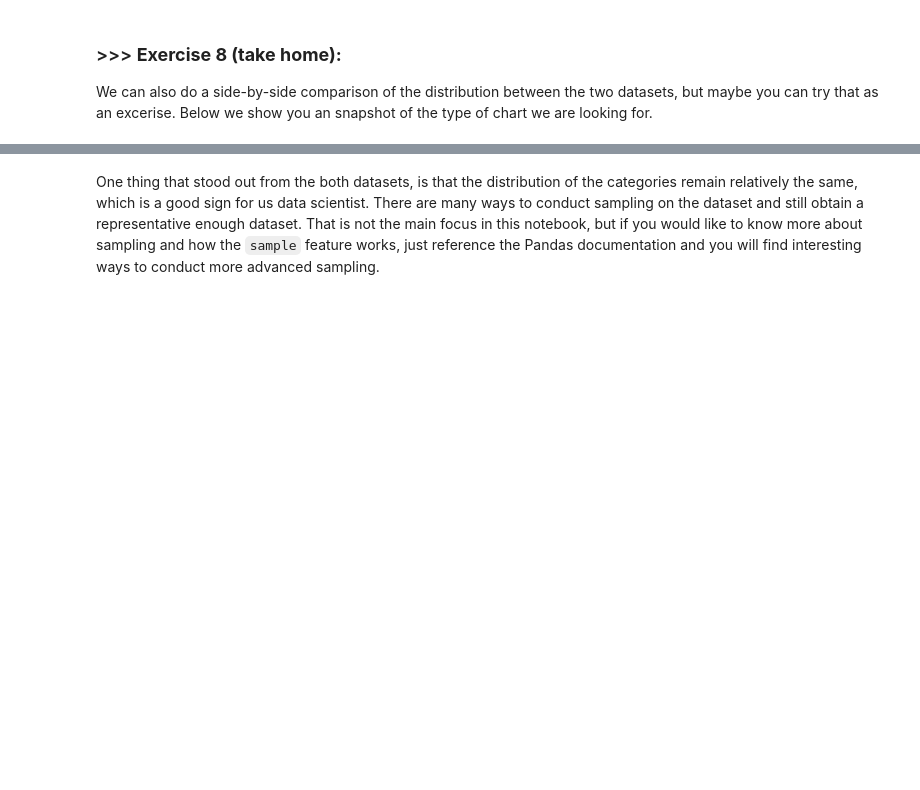
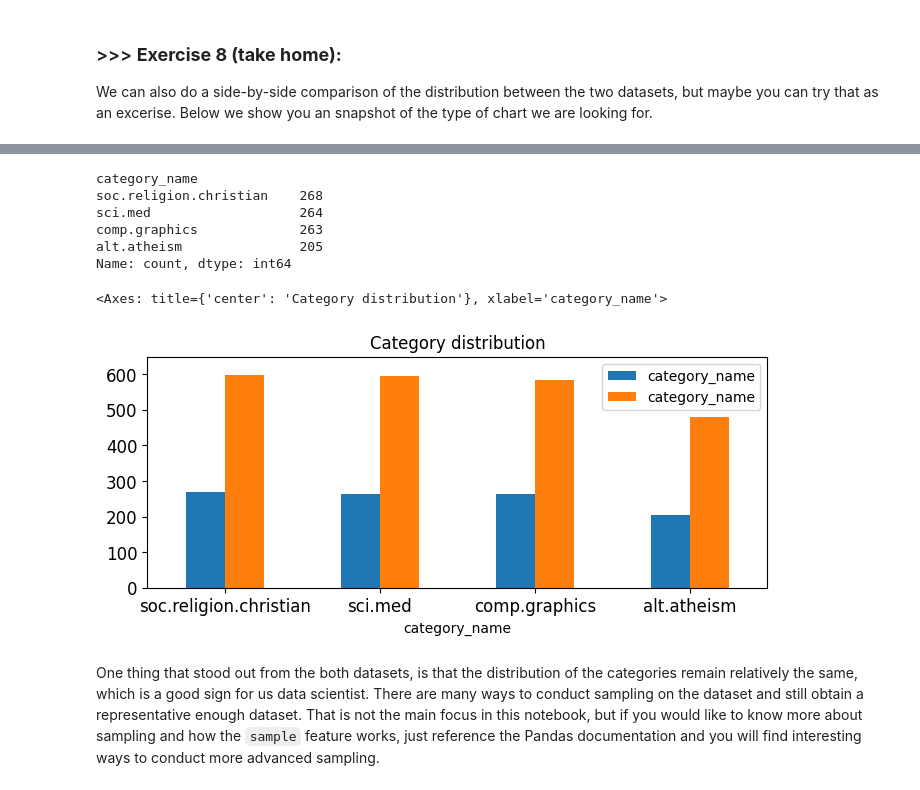
Before and after one commit to friedumple/DM2024-Lab1-Master, a Jupyter notebook: DM2024-Lab1-Master.ipynb, the cells around one changed output, grey strips where cells are left out. Drawn from its saved outputs; the diff is of its cells as text; code cells hidden in the pictures; blank space fills up the shorter version.

```diff
--- a/DM2024-Lab1-Master.ipynb
+++ b/DM2024-Lab1-Master.ipynb
@@ -769,3 +819,24 @@ We can also do a side-by-side comparison of the distribution between the two dat
+# %%
+# Answer here
+upper_bound = max(X.category_name.value_counts()) + 50
+print(X_sample.category_name.value_counts())
+plt.style.use('default')
+x=X_sample.category_name.value_counts().to_frame().merge(X.category_name.value_counts().to_frame(), on='category_name')
+x=x.rename(columns={"count_x": "category_name","count_y": "category_name"})
+# Plot bar chart for X_sample
+x.plot(kind='bar',
+                                          title='Category distribution',
+                                          ylim=[0, upper_bound],
+                                          rot=0, fontsize=12, figsize=(8,3), legend=['category_name','category_name'] )
+# %% [output]
+category_name
+soc.religion.christian    268
+sci.med                   264
+comp.graphics             263
+alt.atheism               205
+Name: count, dtype: int64
+<Axes: title={'center': 'Category distribution'}, xlabel='category_name'>
+[figure, added]
 # %% [markdown]
 One thing that stood out from the both datasets, is that the distribution of the categories remain relatively the same, which is a good sign for us data scientist. There are many ways to conduct sampling on the dataset and still obtain a representative enough dataset. That is not the main focus in this notebook, but if you would like to know more about sampling and how the `sample` feature works, just reference the Pandas documentation and you will find interesting ways to conduct more advanced sampling.
 # %% [markdown]
```
Also changed, not shown: parts of 14 cells of this notebook.
